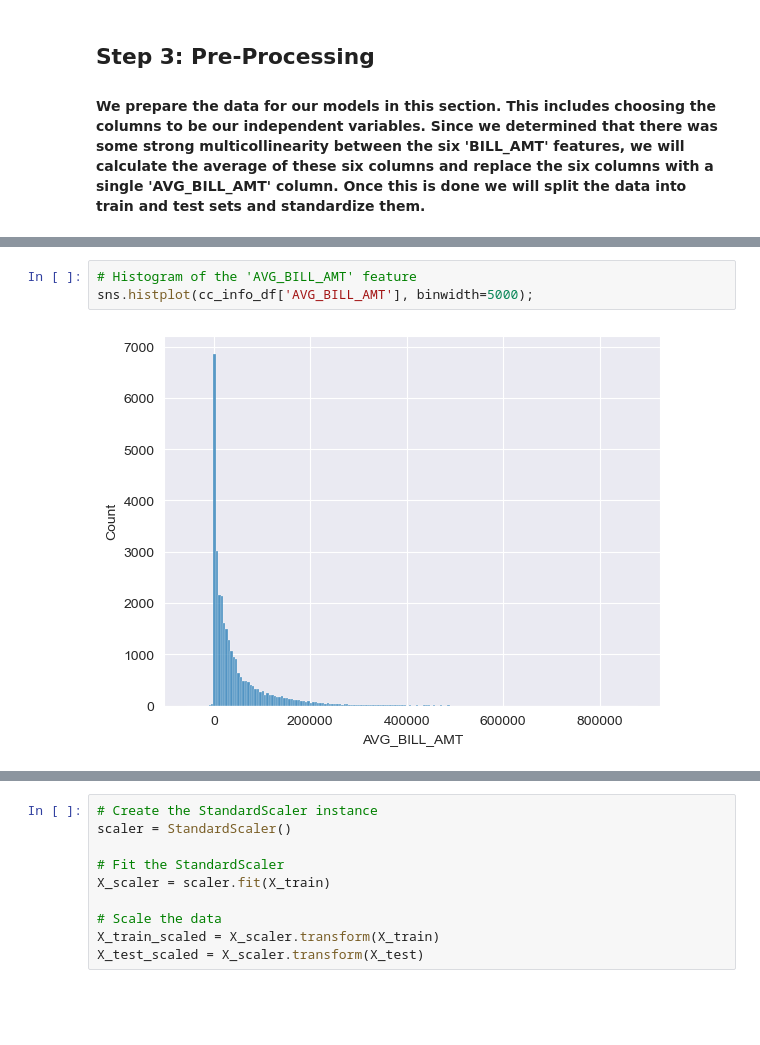
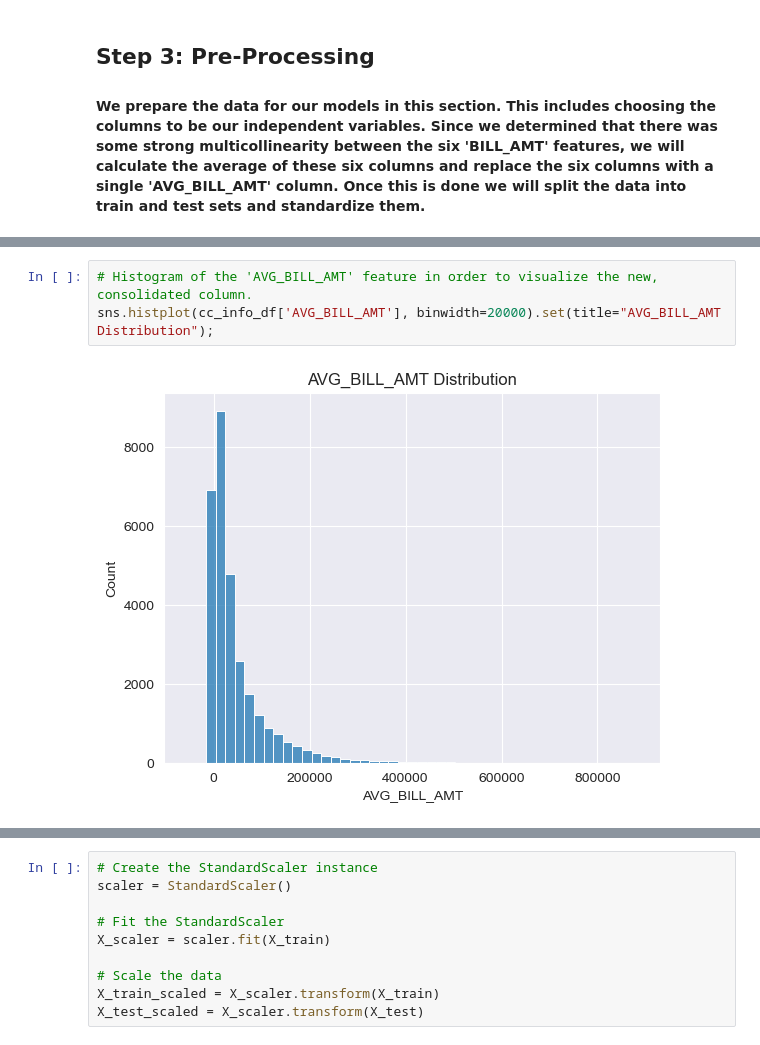
Before and after one commit to Graci98/Project-2, a Jupyter notebook: predicting_credit_default.ipynb, the cells around one changed output, grey strips where cells are left out. Drawn from its saved outputs; the diff is of its cells as text; blank space fills up the shorter version.

```diff
--- a/predicting_credit_default.ipynb
+++ b/predicting_credit_default.ipynb
@@ -235,8 +244,8 @@ cc_info_df.head()
 | 4 | 50000 | 2 | 2 | 1 | 37 | 0 | 0 | 0 | 0 | 0 | ... |
 | 5 | 50000 | 1 | 2 | 1 | 57 | -1 | 0 | -1 | 0 | 0 | ... |
 # %%
-# Histogram of the 'AVG_BILL_AMT' feature
-sns.histplot(cc_info_df['AVG_BILL_AMT'], binwidth=5000);
+# Histogram of the 'AVG_BILL_AMT' feature in order to visualize the new, consolidated column.
+sns.histplot(cc_info_df['AVG_BILL_AMT'], binwidth=20000).set(title="AVG_BILL_AMT Distribution");
 # %% [output]
-[figure, old version]
+[figure, new version]
 # %%
```
Also changed, not shown: parts of 27 cells of this notebook.
